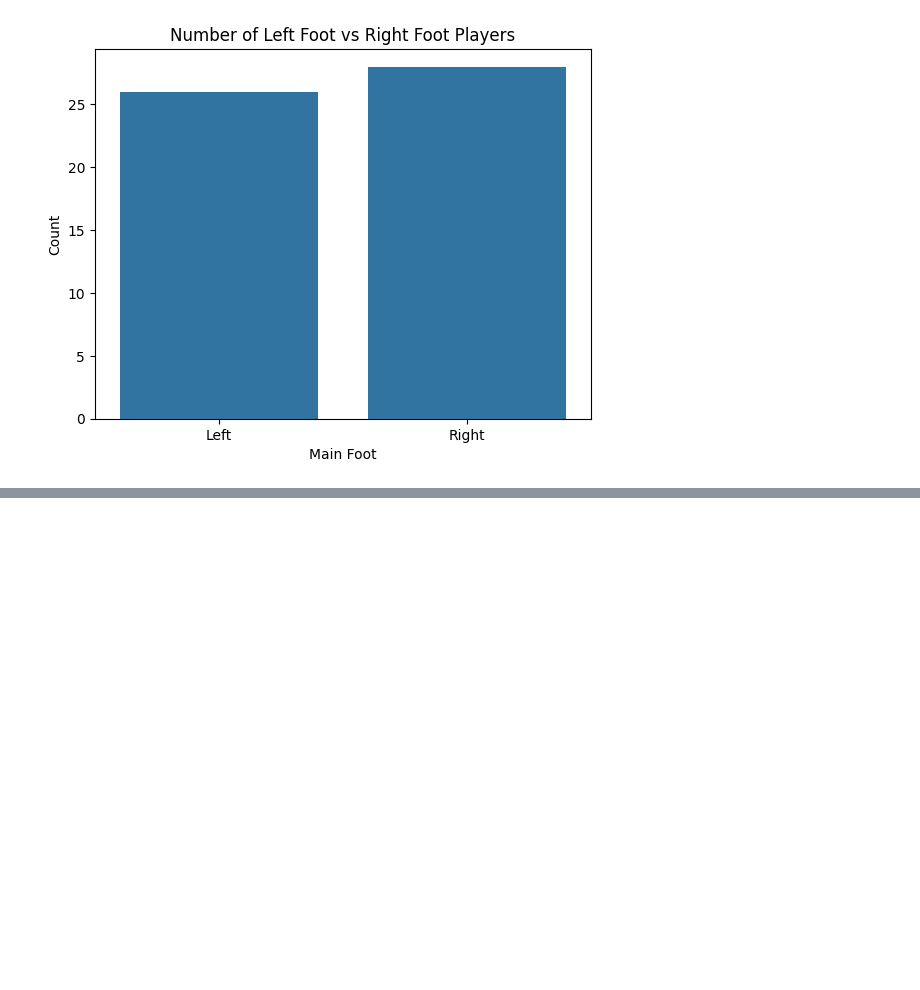
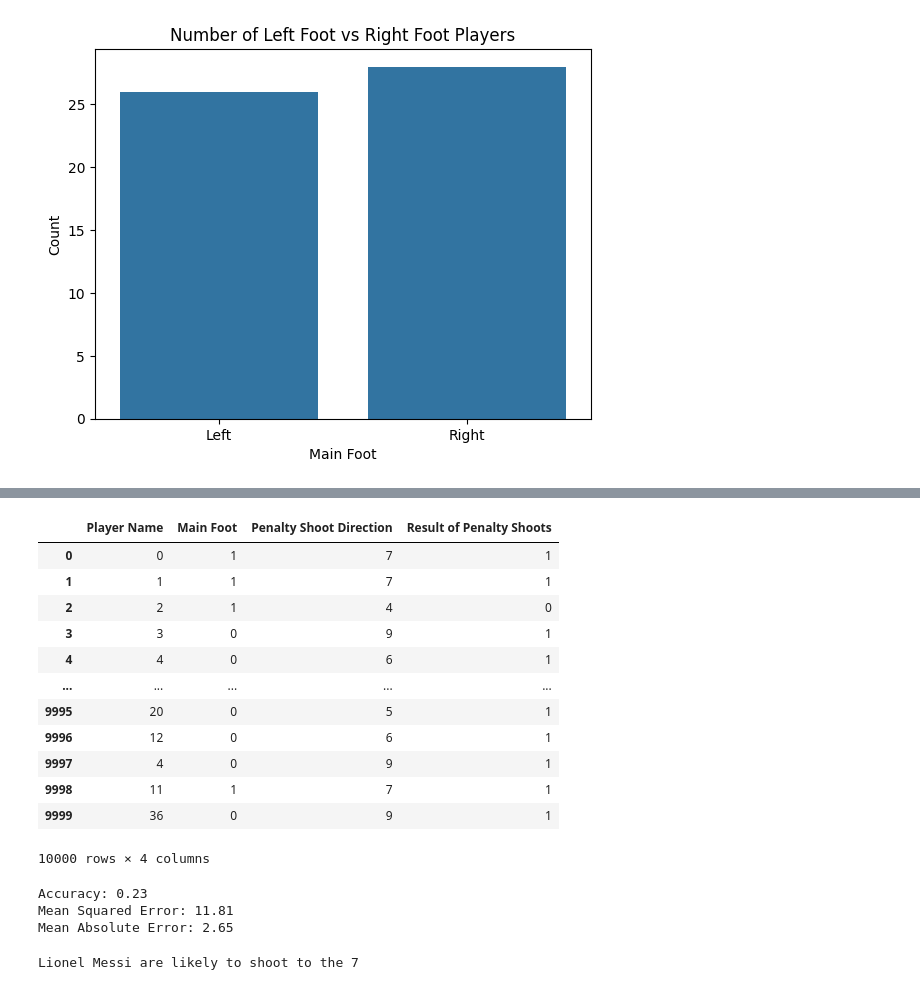
Before and after one commit to Liuabi520/CS497_Proj, a Jupyter notebook: Working.ipynb, the cells around one changed output, grey strips where cells are left out. Saved outputs shown, nothing was run; the diff lists cells and outputs as text; code cells hidden in the pictures; blank space fills up the shorter version.

Commit message:
[Added model KNN]

```diff
--- a/Working.ipynb
+++ b/Working.ipynb
@@ -69,0 +71,73 @@ plt.show()
+# %%
+# preprocessing
+penalties_kick = pd.read_csv('penalty_kicks_dataset.csv')
+penalties_kick = penalties_kick.dropna()
+penalties_kick['Result of Penalty Shoots'] = penalties_kick['Result of Penalty Shoots'].map({'Goal': 1, 'Missed': 0})
+penalties_kick['Main Foot'] = penalties_kick['Main Foot'].map({'Right': 1, 'Left': 0})
+
+
+names ={}
+i = 0
+for name in penalties_kick['Player Name'].unique():
+    penalties_kick.loc[penalties_kick['Player Name'] == name, 'Player Name'] = i
+    i += 1
+    names[name] = i
+
+
+penalties_kick
+# %% [output]
+|  | Player Name | Main Foot | Penalty Shoot Direction | Result of Penalty Shoots |
+| 0 | 0 | 1 | 7 | 1 |
+| 1 | 1 | 1 | 7 | 1 |
+| 2 | 2 | 1 | 4 | 0 |
+| 3 | 3 | 0 | 9 | 1 |
+| 4 | 4 | 0 | 6 | 1 |
+| ... | ... | ... | ... | ... |
+| 9995 | 20 | 0 | 5 | 1 |
+| 9996 | 12 | 0 | 6 | 1 |
+| 9997 | 4 | 0 | 9 | 1 |
+| 9998 | 11 | 1 | 7 | 1 |
+| 9999 | 36 | 0 | 9 | 1 |
+10000 rows × 4 columns
+# %%
+from sklearn.model_selection import train_test_split
+from sklearn.neighbors import KNeighborsClassifier
+from sklearn.metrics import accuracy_score
+from sklearn.metrics import mean_squared_error
+from sklearn.metrics import mean_absolute_error
+# Split the data into training and test sets
+X = penalties_kick[['Main Foot', 'Player Name']]
+y = penalties_kick['Penalty Shoot Direction']
+
+X_train, X_test, y_train, y_test = train_test_split(X, y, test_size=0.2, random_state=42)
+
+# Fit a Nearest Neighbors model
+knn = KNeighborsClassifier(n_neighbors=100)
+knn.fit(X_train, y_train)
+
+# Predict the test set
+y_pred = knn.predict(X_test)
+# Calculate the accuracy of the model
+accuracy = accuracy_score(y_test, y_pred)
+
+print(f'Accuracy: {accuracy:.2f}')
+print(f'Mean Squared Error: {mean_squared_error(y_test, y_pred):.2f}')
+print(f'Mean Absolute Error: {mean_absolute_error(y_test, y_pred):.2f}')
+# %% [output]
+Accuracy: 0.23
+Mean Squared Error: 11.81
+Mean Absolute Error: 2.65
+# %%
+def predict_player_direction(player_name, main_foot):
+    player_id = names[player_name]
+    main_foot = 1 if main_foot == 'Right' else 0
+    player = [[main_foot, player_id]]
+    return knn.predict(player)[0]
+
+# Test the function
+player_name = input('Enter the player name: ')
+main_foot = input('Enter the main foot (Right/Left): ')
+directions =predict_player_direction(player_name, main_foot)
+print(f'{player_name} are likely to shoot to the {directions}')
+# %% [output]
+Lionel Messi are likely to shoot to the 7
```
Also changed, not shown: parts of 5 cells of this notebook, 4 other files.
